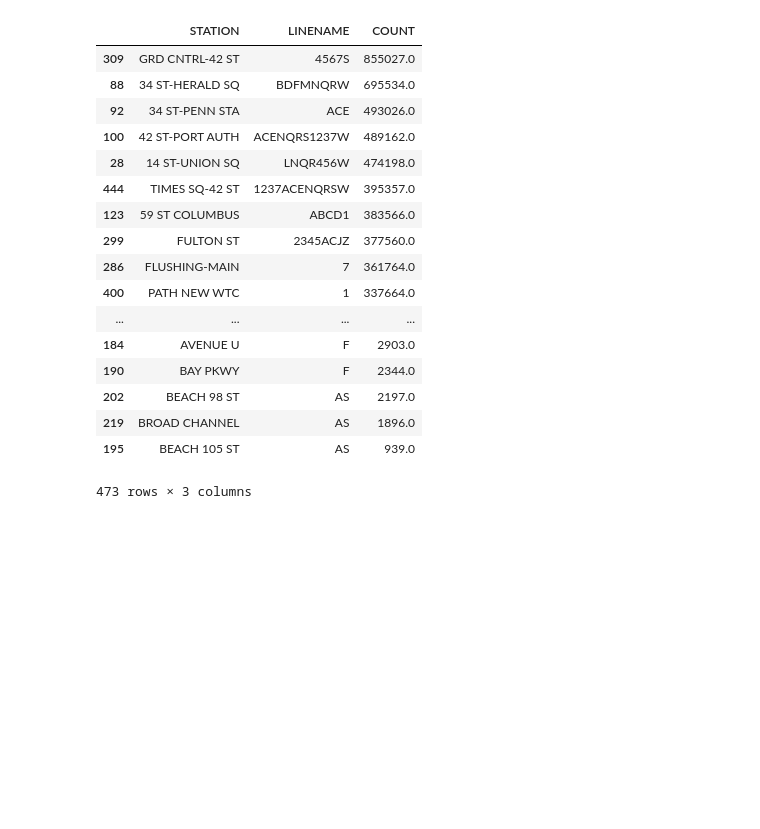
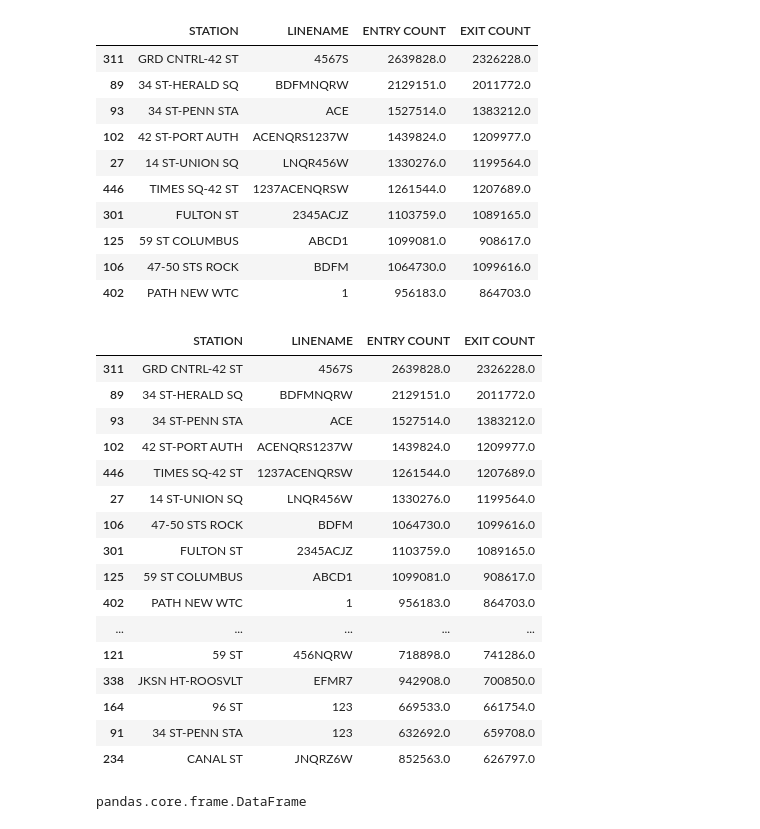
Before and after one commit to huge-reality/MTA_Project_Group_5, a Jupyter notebook: Updated_Version.ipynb, the cells around one changed output. Cells and saved outputs as stored; diff of their text form; code cells hidden in the pictures; blank space fills up the shorter version.

```diff
--- a/Updated_Version.ipynb
+++ b/Updated_Version.ipynb
@@ -35,4 +52,5 @@ df.head()
 # %%
 
 
-df['COUNT'] = df.groupby(['UNIT', 'SCP'])['ENTRIES'].transform(lambda x: x.diff())
+df['ENTRY COUNT'] = df.groupby(['UNIT', 'SCP'])['ENTRIES'].transform(lambda x: x.diff())
+df['EXIT COUNT'] = df.groupby(['UNIT', 'SCP'])['EXITS'].transform(lambda x: x.diff())
@@ -72,2 +69,2 @@ Name: COUNT, dtype: float64
 # %%
-df = df[df['COUNT'] >= 0]
+df = df[(df['ENTRY COUNT'] >= 0) & (df['EXIT COUNT'] >= 0)]
@@ -95,4 +104,4 @@ len(df)
 # %%
-df = df[df['COUNT'] < 15000]
+df = df[(df['ENTRY COUNT'] < 15000) & (df['EXIT COUNT'] < 15000)]
 df.describe()
 # %% [output]
@@ -117,5 +126,5 @@ df.head()
 # %%
-final = df.groupby(['STATION', 'LINENAME']).agg({'COUNT' : 'sum'})
+final = df.groupby(['STATION', 'LINENAME']).agg({'ENTRY COUNT' : 'sum', 'EXIT COUNT' : 'sum'})
 # %%
 final.reset_index(inplace=True)
 final.head()
@@ -129,21 +138,14 @@ final.head()
 # %%
-final.sort_values('COUNT', ascending=False)
+final.sort_values('ENTRY COUNT', ascending=False).head(10)
 # %% [output]
-|  | STATION | LINENAME | COUNT |
-| 309 | GRD CNTRL-42 ST | 4567S | 855027.0 |
-| 88 | 34 ST-HERALD SQ | BDFMNQRW | 695534.0 |
-| 92 | 34 ST-PENN STA | ACE | 493026.0 |
-| 100 | 42 ST-PORT AUTH | ACENQRS1237W | 489162.0 |
-| 28 | 14 ST-UNION SQ | LNQR456W | 474198.0 |
-| 444 | TIMES SQ-42 ST | 1237ACENQRSW | 395357.0 |
-| 123 | 59 ST COLUMBUS | ABCD1 | 383566.0 |
-| 299 | FULTON ST | 2345ACJZ | 377560.0 |
-| 286 | FLUSHING-MAIN | 7 | 361764.0 |
-| 400 | PATH NEW WTC | 1 | 337664.0 |
-| ... | ... | ... | ... |
-| 184 | AVENUE U | F | 2903.0 |
-| 190 | BAY PKWY | F | 2344.0 |
-| 202 | BEACH 98 ST | AS | 2197.0 |
-| 219 | BROAD CHANNEL | AS | 1896.0 |
-| 195 | BEACH 105 ST | AS | 939.0 |
+|  | STATION | LINENAME | ENTRY COUNT | EXIT COUNT |
+| 311 | GRD CNTRL-42 ST | 4567S | 2639828.0 | 2326228.0 |
+| 89 | 34 ST-HERALD SQ | BDFMNQRW | 2129151.0 | 2011772.0 |
+| 93 | 34 ST-PENN STA | ACE | 1527514.0 | 1383212.0 |
+| 102 | 42 ST-PORT AUTH | ACENQRS1237W | 1439824.0 | 1209977.0 |
+| 27 | 14 ST-UNION SQ | LNQR456W | 1330276.0 | 1199564.0 |
+| 446 | TIMES SQ-42 ST | 1237ACENQRSW | 1261544.0 | 1207689.0 |
+| 301 | FULTON ST | 2345ACJZ | 1103759.0 | 1089165.0 |
+| 125 | 59 ST COLUMBUS | ABCD1 | 1099081.0 | 908617.0 |
+| 106 | 47-50 STS ROCK | BDFM | 1064730.0 | 1099616.0 |
+| 402 | PATH NEW WTC | 1 | 956183.0 | 864703.0 |
-473 rows × 3 columns
@@ -149,0 +154,24 @@ final.sort_values('COUNT', ascending=False)
+# %%
+top
+# %% [output]
+|  | STATION | LINENAME | ENTRY COUNT | EXIT COUNT |
+| 311 | GRD CNTRL-42 ST | 4567S | 2639828.0 | 2326228.0 |
+| 89 | 34 ST-HERALD SQ | BDFMNQRW | 2129151.0 | 2011772.0 |
+| 93 | 34 ST-PENN STA | ACE | 1527514.0 | 1383212.0 |
+| 102 | 42 ST-PORT AUTH | ACENQRS1237W | 1439824.0 | 1209977.0 |
+| 446 | TIMES SQ-42 ST | 1237ACENQRSW | 1261544.0 | 1207689.0 |
+| 27 | 14 ST-UNION SQ | LNQR456W | 1330276.0 | 1199564.0 |
+| 106 | 47-50 STS ROCK | BDFM | 1064730.0 | 1099616.0 |
+| 301 | FULTON ST | 2345ACJZ | 1103759.0 | 1089165.0 |
+| 125 | 59 ST COLUMBUS | ABCD1 | 1099081.0 | 908617.0 |
+| 402 | PATH NEW WTC | 1 | 956183.0 | 864703.0 |
+| ... | ... | ... | ... | ... |
+| 121 | 59 ST | 456NQRW | 718898.0 | 741286.0 |
+| 338 | JKSN HT-ROOSVLT | EFMR7 | 942908.0 | 700850.0 |
+| 164 | 96 ST | 123 | 669533.0 | 661754.0 |
+| 91 | 34 ST-PENN STA | 123 | 632692.0 | 659708.0 |
+| 234 | CANAL ST | JNQRZ6W | 852563.0 | 626797.0 |
+# %%
+type(top)
+# %% [output]
+pandas.core.frame.DataFrame
```
Also changed, not shown: parts of 17 cells of this notebook.
